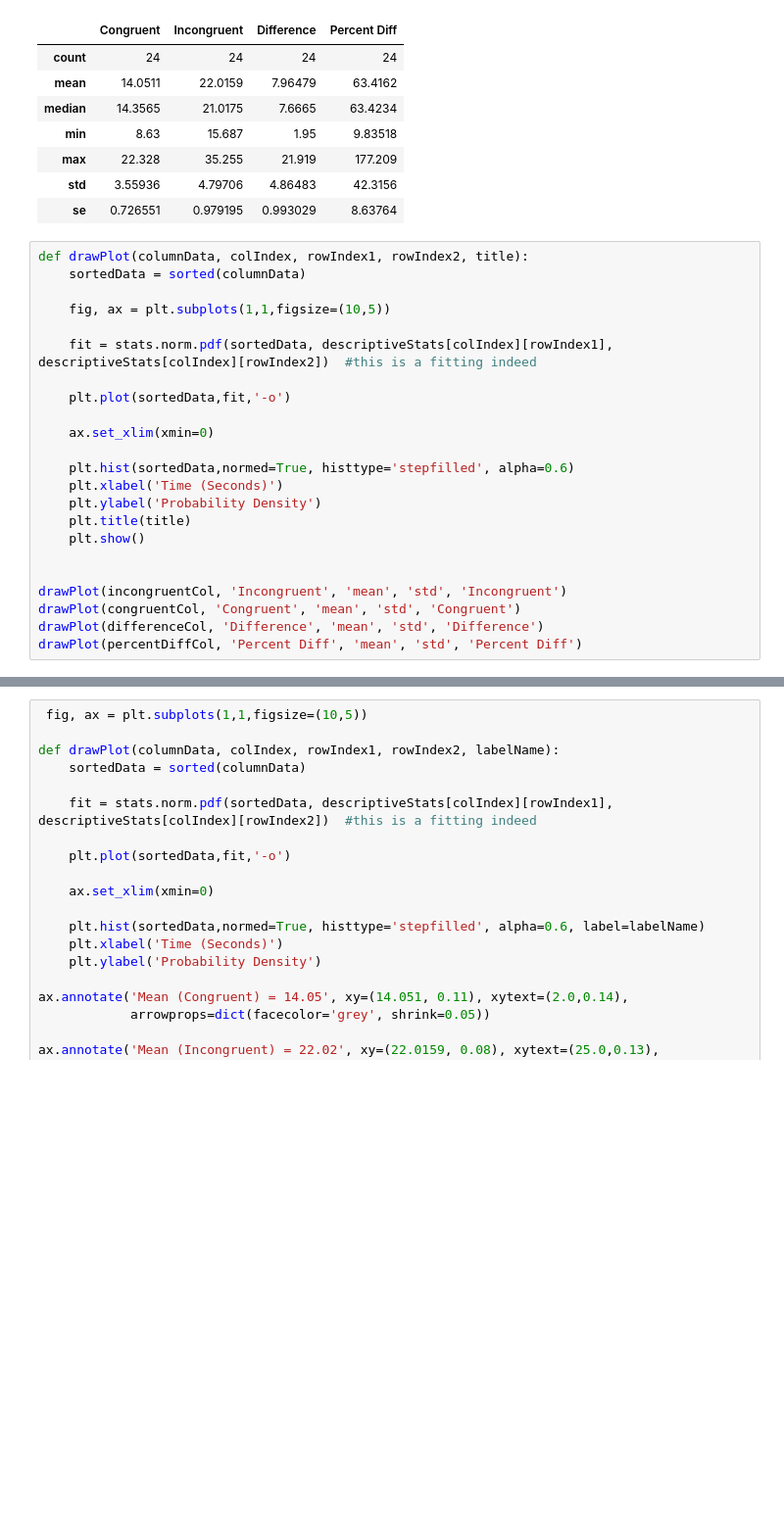
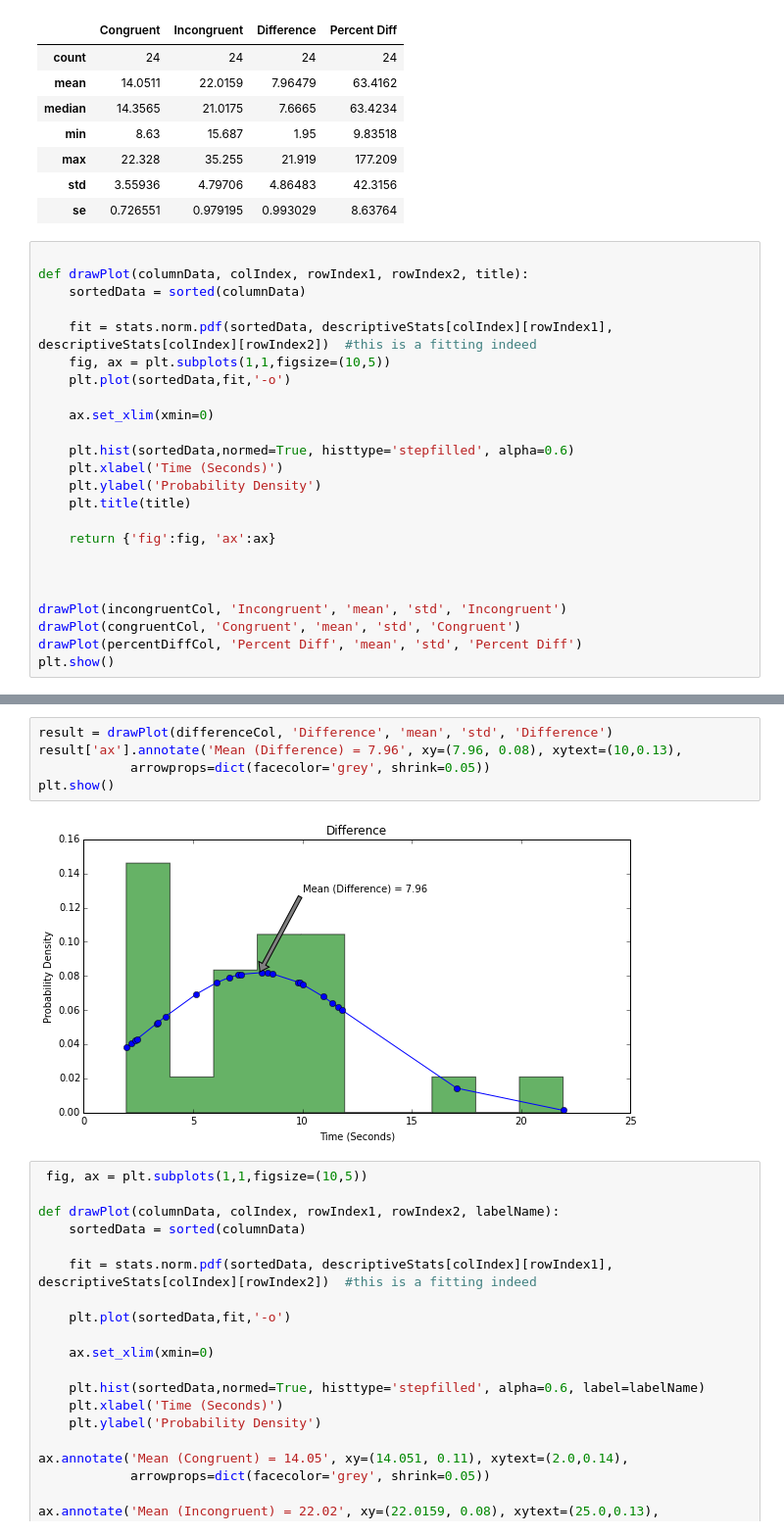
Before and after one commit to lsr-explore/udacity-data-analyst-stroop, a Jupyter notebook: Stroop_Experiment_Analysis.ipynb, the cells around one changed output, grey strips where cells are left out. Shown: that part at 98% size. Saved outputs shown, nothing was run; the diff lists cells and outputs as text; blank space fills up the shorter version.

```diff
--- a/Stroop_Experiment_Analysis.ipynb
+++ b/Stroop_Experiment_Analysis.ipynb
@@ -237,13 +238,12 @@ descriptiveStats
 | std | 3.55936 | 4.79706 | 4.86483 | 42.3156 |
 | se | 0.726551 | 0.979195 | 0.993029 | 8.63764 |
 # %%
+
 def drawPlot(columnData, colIndex, rowIndex1, rowIndex2, title):
     sortedData = sorted(columnData)
 
+    fit = stats.norm.pdf(sortedData, descriptiveStats[colIndex][rowIndex1], descriptiveStats[colIndex][rowIndex2])  #this is a fitting indeed
     fig, ax = plt.subplots(1,1,figsize=(10,5))
-
-    fit = stats.norm.pdf(sortedData, descriptiveStats[colIndex][rowIndex1], descriptiveStats[colIndex][rowIndex2])  #this is a fitting indeed
-
     plt.plot(sortedData,fit,'-o')
 
     ax.set_xlim(xmin=0)
@@ -252,13 +252,15 @@ def drawPlot(columnData, colIndex, rowIndex1, rowIndex2, title):
     plt.xlabel('Time (Seconds)')
     plt.ylabel('Probability Density')
     plt.title(title)
-    plt.show()
+
+    return {'fig':fig, 'ax':ax}
+
 
 
 drawPlot(incongruentCol, 'Incongruent', 'mean', 'std', 'Incongruent')
 drawPlot(congruentCol, 'Congruent', 'mean', 'std', 'Congruent')
-drawPlot(differenceCol, 'Difference', 'mean', 'std', 'Difference')
 drawPlot(percentDiffCol, 'Percent Diff', 'mean', 'std', 'Percent Diff')
+plt.show()
 # %% [output]
 [figure]
 [figure]
@@ -267,3 +268,10 @@ drawPlot(percentDiffCol, 'Percent Diff', 'mean', 'std', 'Percent Diff')
+# %%
+result = drawPlot(differenceCol, 'Difference', 'mean', 'std', 'Difference')
+result['ax'].annotate('Mean (Difference) = 7.96', xy=(7.96, 0.08), xytext=(10,0.13),
+            arrowprops=dict(facecolor='grey', shrink=0.05))
+plt.show()
+# %% [output]
+[figure, added]
 # %%
  fig, ax = plt.subplots(1,1,figsize=(10,5))
 
```
Also changed, not shown: parts of 4 cells of this notebook, 2 other files.
